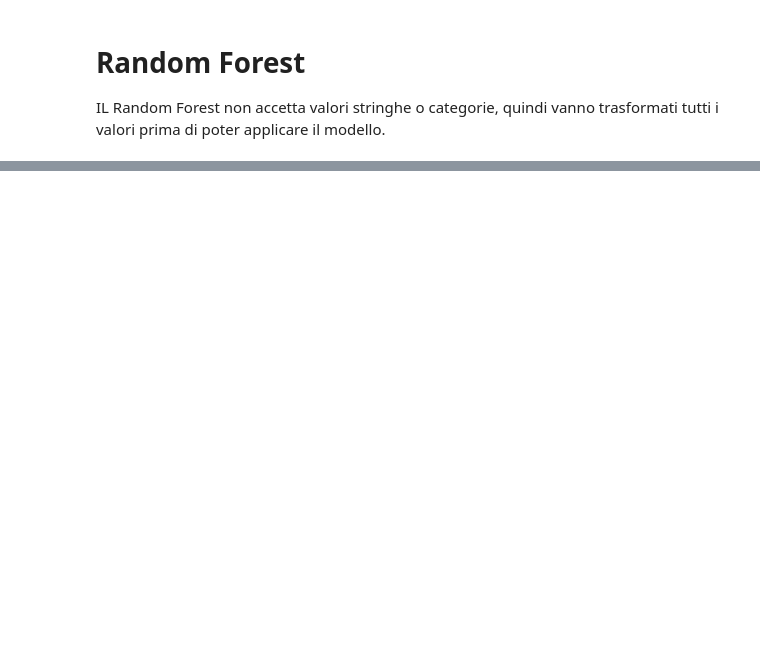
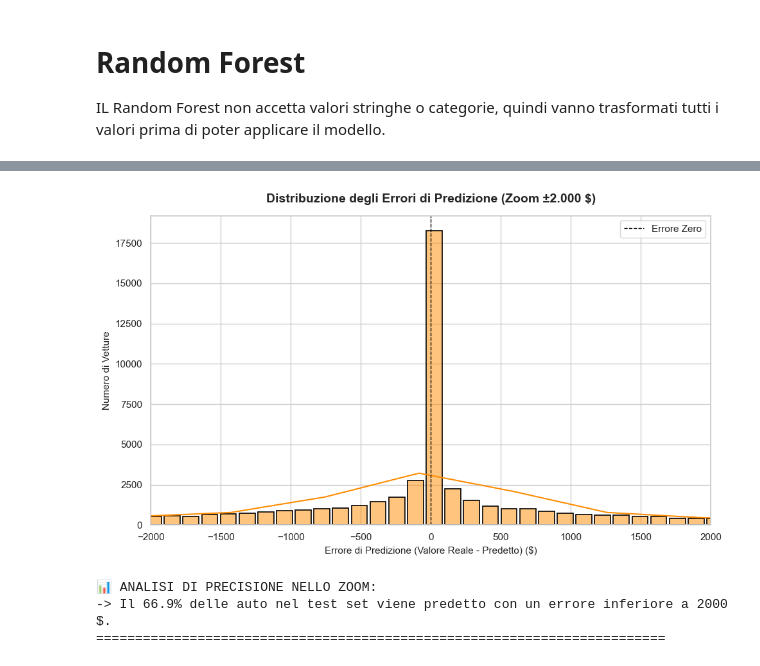
Before and after one commit to Vesp3x/verifica_finale, a Jupyter notebook: random_forest.ipynb, the cells around one changed output, grey strips where cells are left out. Drawn from its saved outputs; the diff is of its cells as text; code cells hidden in the pictures; blank space fills up the shorter version.

```diff
--- a/random_forest.ipynb
+++ b/random_forest.ipynb
@@ -849,0 +219,49 @@ print("   -> File 'modello_random_forest.joblib' creato con successo!")
+# %%
+import matplotlib.pyplot as plt
+import seaborn as sns
+
+# ISTOGRAMMA DEI RESIDUI ZOOMATO (TRA -2000$ E +2000$)
+
+plt.figure(figsize=(10, 6))
+sns.set_theme(style="whitegrid")
+
+sns.histplot(
+    residui,
+    kde=True,
+    color='darkorange',
+    bins=1000,
+    shrink=0.85,
+    edgecolor='black',
+    linewidth=1.2
+)
+
+# Applichiamo il limite richiesto sull'asse delle X
+plt.xlim(-2000, 2000)
+
+# 4. Linea nera di riferimento sullo ZERO (il punto di predizione perfetta)
+plt.axvline(x=0, color='black', linestyle='--', linewidth=1, label='Errore Zero')
+
+# Personalizzazione estetica
+plt.title("Distribuzione degli Errori di Predizione (Zoom ±2.000 $)", fontsize=14, fontweight='bold', pad=15)
+plt.xlabel("Errore di Predizione (Valore Reale - Predetto) ($)", fontsize=11)
+plt.ylabel("Numero di Vetture", fontsize=11)
+plt.legend()
+
+plt.tight_layout()
+plt.show()
+
+# =========================================================================
+# CALCOLO DELLA PERCENTUALE DI ERRORI IN QUESTA FASCIA
+# =========================================================================
+# Giusto per darti un dato numerico da spendere nella relazione/analisi:
+auto_nella_fascia = ((residui >= -2000) & (residui <= 2000)).sum()
+percentuale = (auto_nella_fascia / len(residui)) * 100
+
+print(f"📊 ANALISI DI PRECISIONE NELLO ZOOM:")
+print(f"-> Il {percentuale:.1f}% delle auto nel test set viene predetto con un errore inferiore a 2000 $.")
+print("=========================================================================")
+# %% [output]
+[figure, added]
+📊 ANALISI DI PRECISIONE NELLO ZOOM:
+-> Il 66.9% delle auto nel test set viene predetto con un errore inferiore a 2000 $.
+=========================================================================
```
Also changed, not shown: parts of 42 cells of this notebook, 12 other files.
